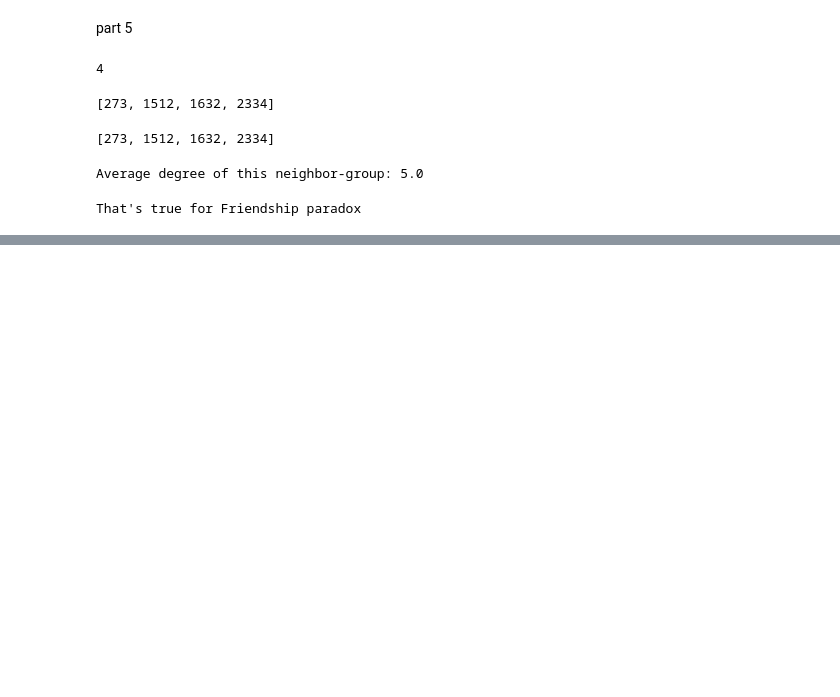
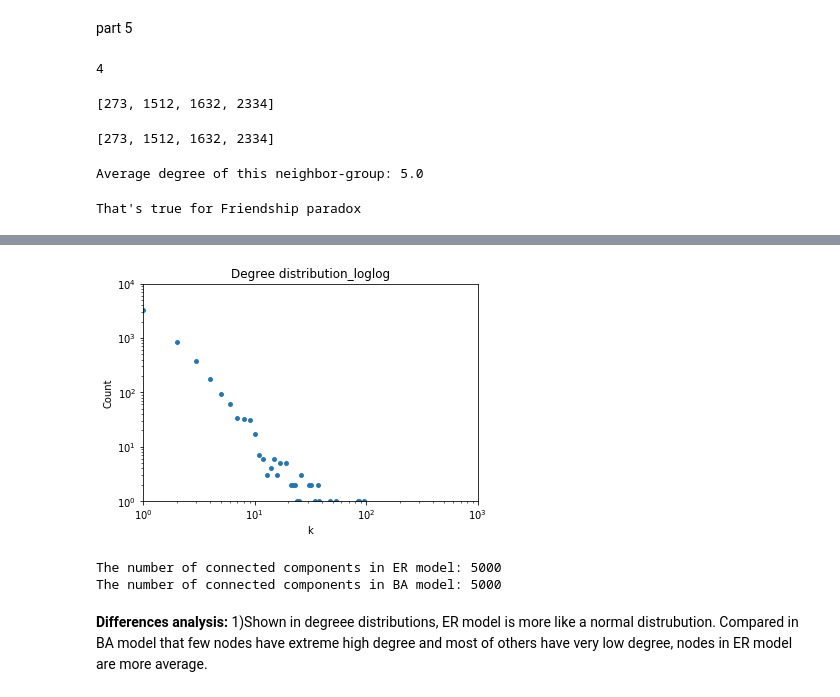
Before and after one commit to LongQin1/socialgraph2020, a Jupyter notebook: assignment 1_Part4&5.ipynb, the cells around one changed output, grey strips where cells are left out. Saved outputs shown, nothing was run; the diff lists cells and outputs as text; code cells hidden in the pictures; blank space fills up the shorter version.

```diff
--- a/assignment 1_Part4&5.ipynb
+++ b/assignment 1_Part4&5.ipynb
@@ -114,0 +136,23 @@ the possibility of Friendship Paradox being true in this case: 84.90%
+# %%
+degree = np.array(list(dict(G2.degree).values()))
+v = np.arange(degree.min(), degree.max()+2)
+hist, bin_edges = np.histogram(degree, bins = v - 1/2)   #set the x-axis as how many differnet counts it has#
+plt.scatter(v[:-1], hist, s = 15)
+plt.ylabel('Count')
+plt.xlabel('k')
+plt.title("Degree distribution_loglog")
+plt.ylim([10**0,10**4])
+plt.xlim([10**0,10**3])
+plt.xscale('log')
+plt.yscale('log')
+# %% [output]
+[figure, added]
+# %%
+print("The number of connected components in ER model:",len(list(nx.connected_components(R))[0]))
+print("The number of connected components in BA model:",len(list(nx.connected_components(G2))[0]))
+# %% [output]
+The number of connected components in ER model: 5000
+The number of connected components in BA model: 5000
+# %% [markdown]
+__Differences analysis:__
+1)Shown in degreee distributions, ER model is more like a normal distrubution. Compared in BA model that few nodes have extreme high degree and most of others have very low degree, nodes in ER model are more average.
```
Also changed, not shown: parts of 6 cells of this notebook.
